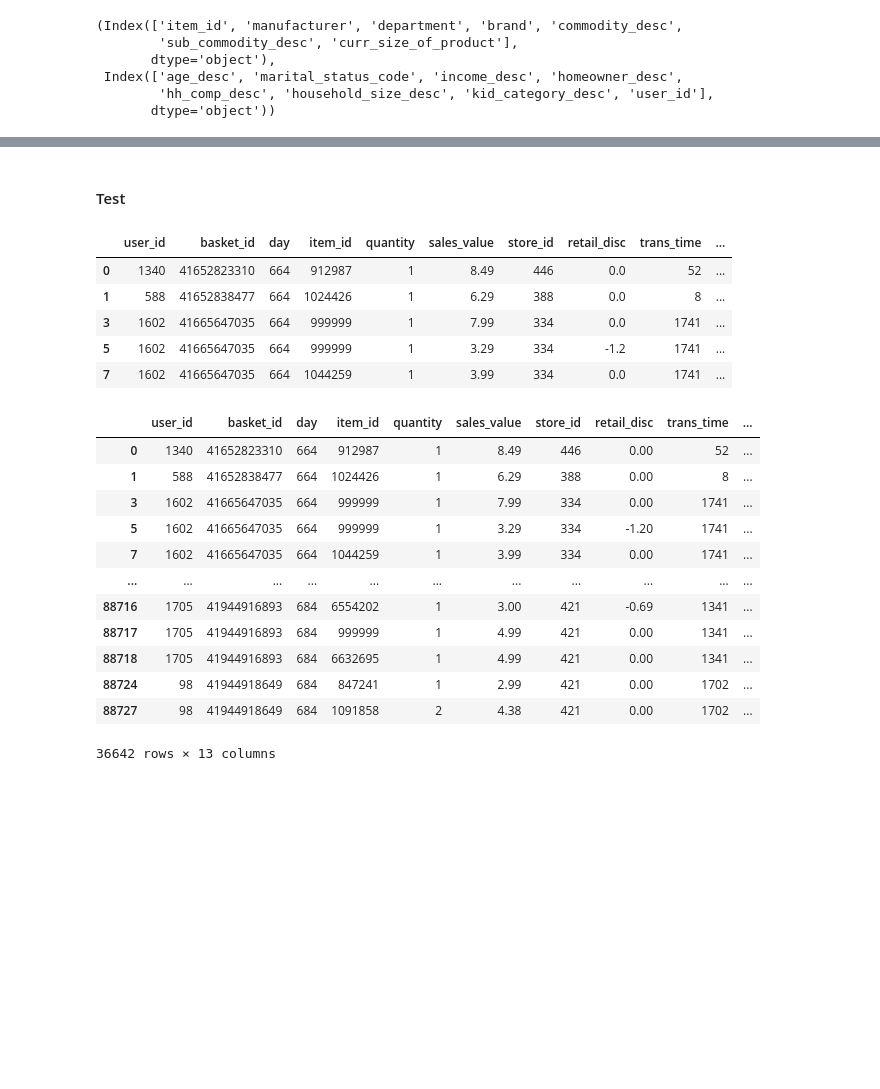
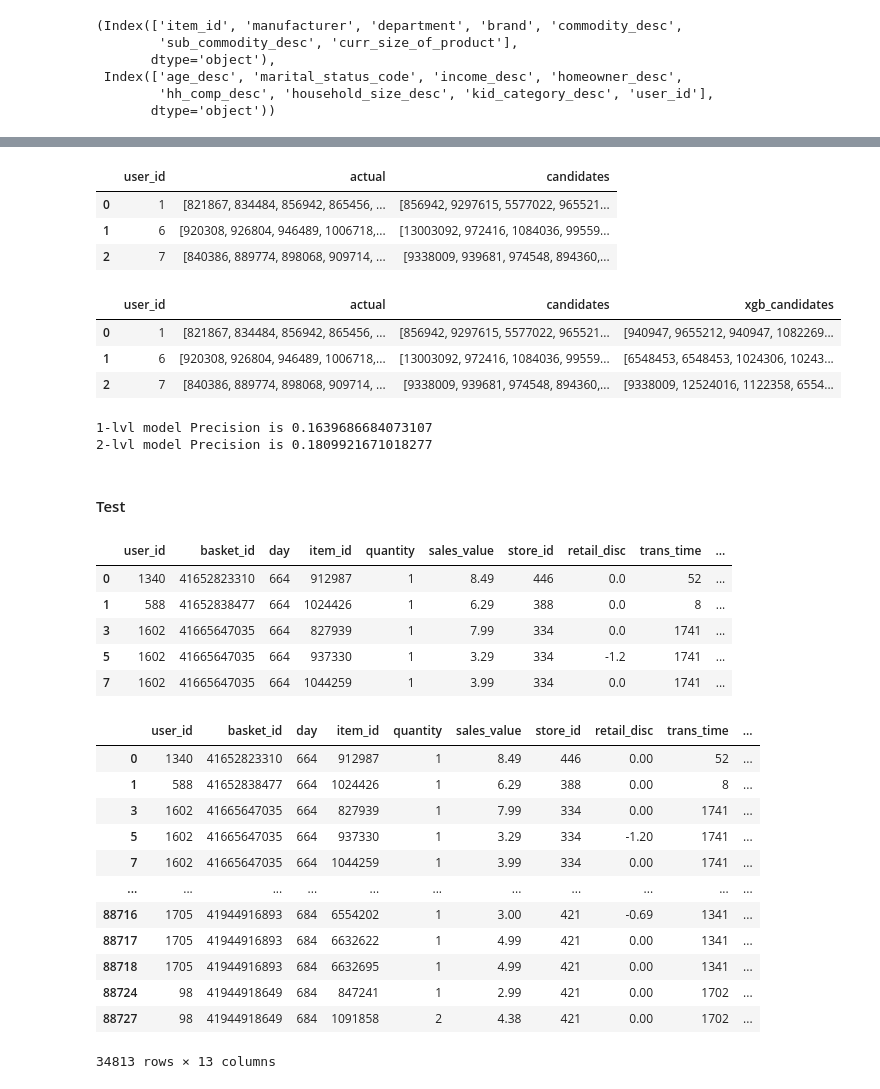
Before and after one commit to mechanic3000/GB_Recommender_systems, a Jupyter notebook: Project.ipynb, the cells around one changed output, grey strips where cells are left out. Saved outputs shown, nothing was run; the diff lists cells and outputs as text; code cells hidden in the pictures; blank space fills up the shorter version.

```diff
--- a/Project.ipynb
+++ b/Project.ipynb
@@ -292,34 +392,74 @@ grid_search = grid_search.fit(X_train, y_train)
+# %%
+train_users_2 = users_lvl_2['user_id'].unique()
+result_lvl_2 = result_lvl_2[result_lvl_2['user_id'].isin(train_users_2)]
+# %%
+result_lvl_2['candidates'] = result_lvl_2['user_id'].apply(lambda x:
+                                                          recommender.get_own_recommendations(x, N=5))
+result_lvl_2.head(3)
+# %% [output]
+|  | user_id | actual | candidates |
+| 0 | 1 | [821867, 834484, 856942, 865456, ... | [856942, 9297615, 5577022, 965521... |
+| 1 | 6 | [920308, 926804, 946489, 1006718,... | [13003092, 972416, 1084036, 99559... |
+| 2 | 7 | [840386, 889774, 898068, 909714, ... | [9338009, 939681, 974548, 894360,... |
+# %%
+result_lvl_2['xgb_candidates'] = result_lvl_2['user_id'].apply(lambda x:
+                                                          get_xgb_rec(x, targets_lvl_2))
+result_lvl_2.head(3)
+# %% [output]
+|  | user_id | actual | candidates | xgb_candidates |
+| 0 | 1 | [821867, 834484, 856942, 865456, ... | [856942, 9297615, 5577022, 965521... | [940947, 9655212, 940947, 1082269... |
+| 1 | 6 | [920308, 926804, 946489, 1006718,... | [13003092, 972416, 1084036, 99559... | [6548453, 6548453, 1024306, 10243... |
+| 2 | 7 | [840386, 889774, 898068, 909714, ... | [9338009, 939681, 974548, 894360,... | [9338009, 12524016, 1122358, 6554... |
+# %%
+prec_1lvl_model = result_lvl_2['user_id'].apply(lambda x:
+                                    precision_at_k(result_lvl_2.loc[result_lvl_2['user_id']==x,
+                                                                          'candidates'].squeeze(),
+                                                   result_lvl_2.loc[result_lvl_2['user_id']==x,
+                                                                          'actual'].squeeze(),
+                                                   k=5)).mean()
+
+prec_2lvl_model = result_lvl_2['user_id'].apply(lambda x:
+                                    precision_at_k(result_lvl_2.loc[result_lvl_2['user_id']==x,
+                                                                          'xgb_candidates'].squeeze(),
+                                                   result_lvl_2.loc[result_lvl_2['user_id']==x,
+                                                                          'actual'].squeeze(),
+                                                   k=5)).mean()
+
+print(f'1-lvl model Precision is {prec_1lvl_model}\n2-lvl model Precision is {prec_2lvl_model}')
+# %% [output]
+1-lvl model Precision is 0.1639686684073107
+2-lvl model Precision is 0.1809921671018277
 # %% [markdown]
 #### Test
 # %%
 data_test = pd.read_csv('data/retail_test1.csv')
-data_test = prefilter_items(data=data_test, take_n_popular=5000, item_features=item_features)
+data_test = prefilter_items(data=data_test, take_n_popular=18000, item_features=item_features)
 data_test.head(5)
 # %% [output]
 |  | user_id | basket_id | day | item_id | quantity | sales_value | store_id | retail_disc | trans_time | ... |
 | 0 | 1340 | 41652823310 | 664 | 912987 | 1 | 8.49 | 446 | 0.0 | 52 | ... |
 | 1 | 588 | 41652838477 | 664 | 1024426 | 1 | 6.29 | 388 | 0.0 | 8 | ... |
-| 3 | 1602 | 41665647035 | 664 | 999999 | 1 | 7.99 | 334 | 0.0 | 1741 | ... |
-| 5 | 1602 | 41665647035 | 664 | 999999 | 1 | 3.29 | 334 | -1.2 | 1741 | ... |
+| 3 | 1602 | 41665647035 | 664 | 827939 | 1 | 7.99 | 334 | 0.0 | 1741 | ... |
+| 5 | 1602 | 41665647035 | 664 | 937330 | 1 | 3.29 | 334 | -1.2 | 1741 | ... |
 | 7 | 1602 | 41665647035 | 664 | 1044259 | 1 | 3.99 | 334 | 0.0 | 1741 | ... |
 # %%
-data_test = data_test[data_test['user_id'].isin(data_train['user_id'].unique())]
-# data_test = data_test[data_test['item_id'].isin(data_train['item_id'].unique())]
+data_test = data_test[data_test['user_id'].isin(result_lvl_2['user_id'].unique())]
+
 data_test
 # %% [output]
 |  | user_id | basket_id | day | item_id | quantity | sales_value | store_id | retail_disc | trans_time | ... |
 | 0 | 1340 | 41652823310 | 664 | 912987 | 1 | 8.49 | 446 | 0.00 | 52 | ... |
 | 1 | 588 | 41652838477 | 664 | 1024426 | 1 | 6.29 | 388 | 0.00 | 8 | ... |
-| 3 | 1602 | 41665647035 | 664 | 999999 | 1 | 7.99 | 334 | 0.00 | 1741 | ... |
-| 5 | 1602 | 41665647035 | 664 | 999999 | 1 | 3.29 | 334 | -1.20 | 1741 | ... |
+| 3 | 1602 | 41665647035 | 664 | 827939 | 1 | 7.99 | 334 | 0.00 | 1741 | ... |
+| 5 | 1602 | 41665647035 | 664 | 937330 | 1 | 3.29 | 334 | -1.20 | 1741 | ... |
 | 7 | 1602 | 41665647035 | 664 | 1044259 | 1 | 3.99 | 334 | 0.00 | 1741 | ... |
 | ... | ... | ... | ... | ... | ... | ... | ... | ... | ... | ... |
 | 88716 | 1705 | 41944916893 | 684 | 6554202 | 1 | 3.00 | 421 | -0.69 | 1341 | ... |
-| 88717 | 1705 | 41944916893 | 684 | 999999 | 1 | 4.99 | 421 | 0.00 | 1341 | ... |
+| 88717 | 1705 | 41944916893 | 684 | 6632622 | 1 | 4.99 | 421 | 0.00 | 1341 | ... |
 | 88718 | 1705 | 41944916893 | 684 | 6632695 | 1 | 4.99 | 421 | 0.00 | 1341 | ... |
 | 88724 | 98 | 41944918649 | 684 | 847241 | 1 | 2.99 | 421 | 0.00 | 1702 | ... |
 | 88727 | 98 | 41944918649 | 684 | 1091858 | 2 | 4.38 | 421 | 0.00 | 1702 | ... |
-36642 rows × 13 columns
+34813 rows × 13 columns
 # %%
 result_test = data_test.groupby('user_id')['item_id'].unique().reset_index()
 result_test.columns=['user_id', 'actual']
```
Also changed, not shown: parts of 37 cells of this notebook.
